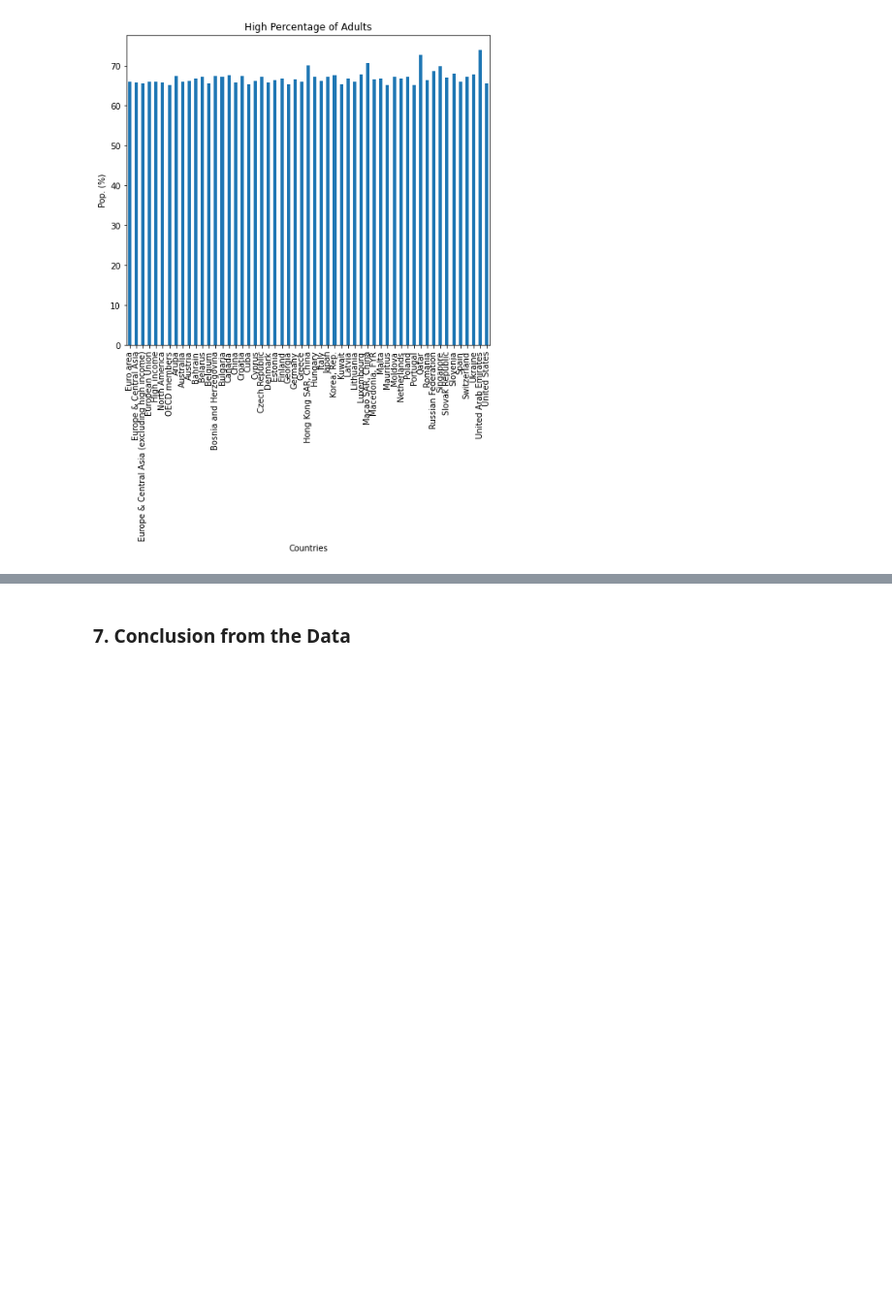
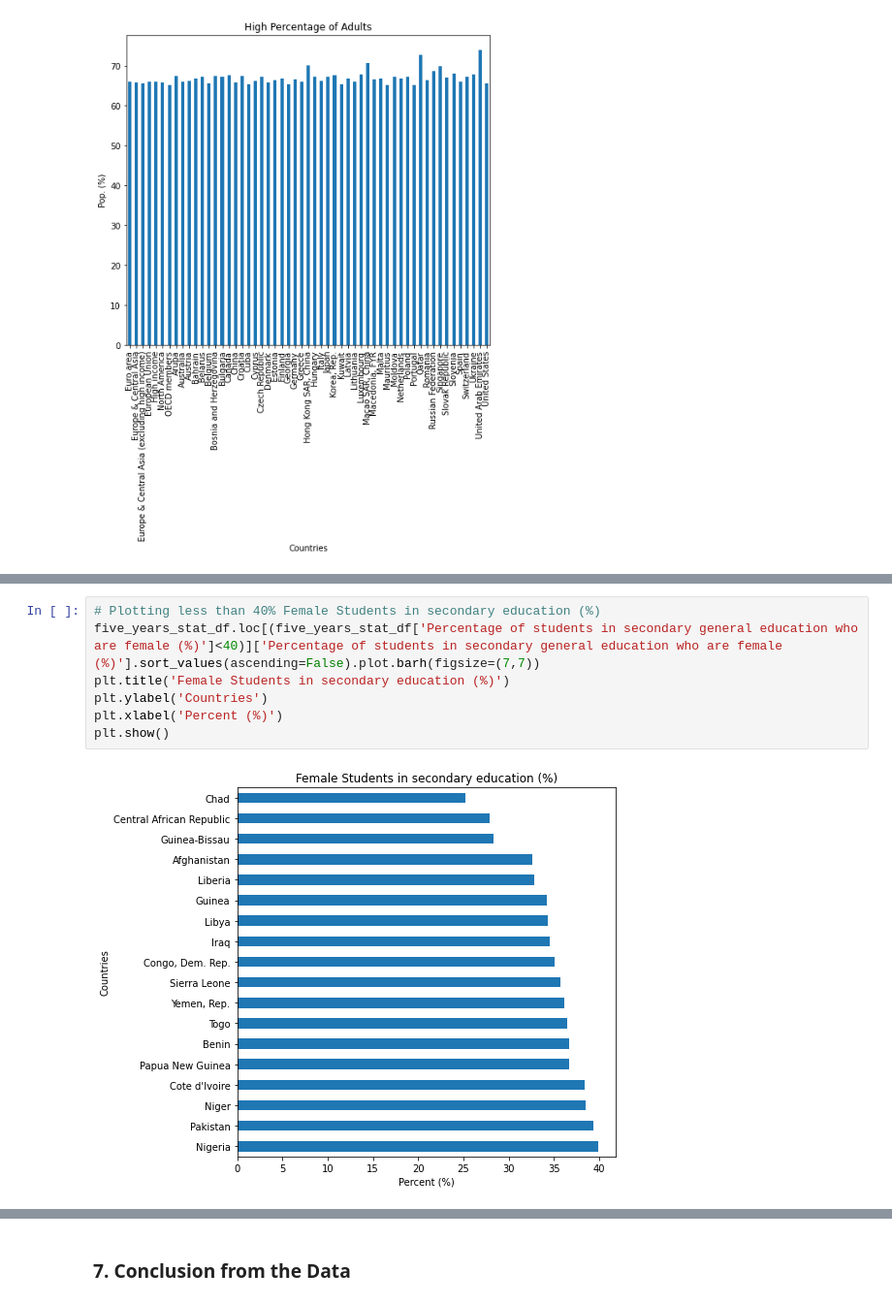
Before and after one commit to prabirdeb/World-Bank-Global-Education-Analysis, a Jupyter notebook: World_Bank_Global_Education_Analysis_Capstone_Project.ipynb, the cells around one changed output, grey strips where cells are left out. Shown at 97% size. Drawn from its saved outputs; the diff is of its cells as text; blank space fills up the shorter version.

```diff
--- a/World_Bank_Global_Education_Analysis_Capstone_Project.ipynb
+++ b/World_Bank_Global_Education_Analysis_Capstone_Project.ipynb
@@ -586,0 +714,9 @@ plt.show()
+# %%
+# Plotting less than 40% Female Students in secondary education (%)
+five_years_stat_df.loc[(five_years_stat_df['Percentage of students in secondary general education who are female (%)']<40)]['Percentage of students in secondary general education who are female (%)'].sort_values(ascending=False).plot.barh(figsize=(7,7))
+plt.title('Female Students in secondary education (%)')
+plt.ylabel('Countries')
+plt.xlabel('Percent (%)')
+plt.show()
+# %% [output]
+[figure, added]
```
Also changed, not shown: parts of 53 cells of this notebook.
